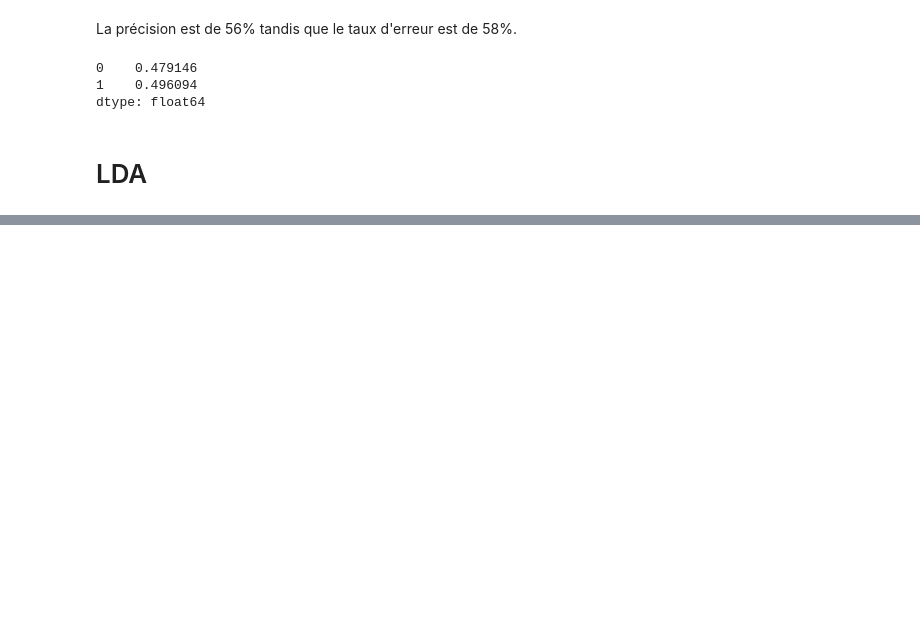
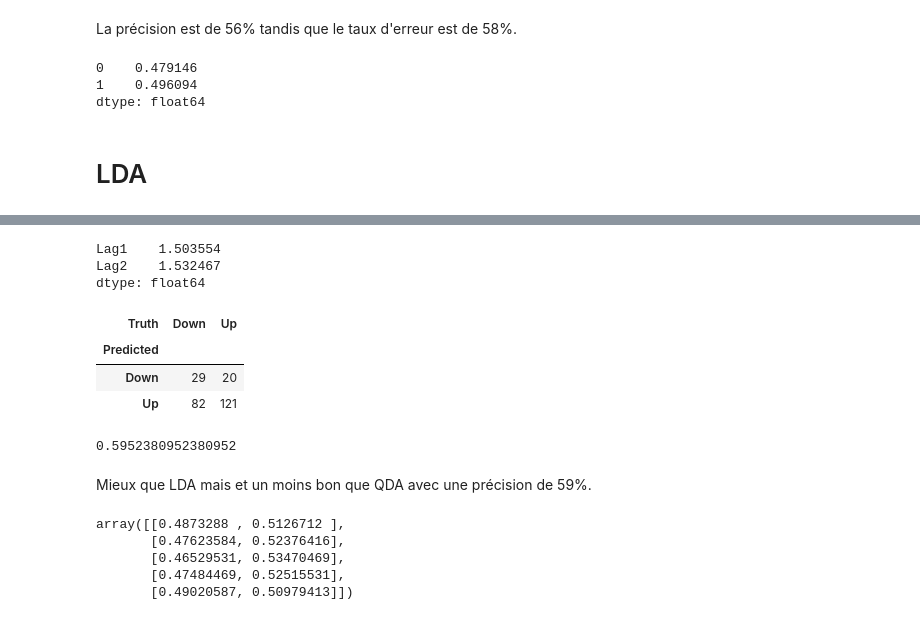
Before and after one commit to MitaDataAI/Statistical-learning, a Jupyter notebook: 4.1.Labo_classification.ipynb, the cells around one changed output, grey strips where cells are left out. Saved outputs shown, nothing was run; the diff lists cells and outputs as text; code cells hidden in the pictures; blank space fills up the shorter version.

```diff
--- a/4.1.Labo_classification.ipynb
+++ b/4.1.Labo_classification.ipynb
@@ -188,0 +365,28 @@ dtype: float64
+# %%
+X_train[L_train == 'Down'].var(ddof=0)
+# %% [output]
+Lag1    1.503554
+Lag2    1.532467
+dtype: float64
+# %%
+nb_labels = NB.predict(X_test)
+confusion_table(nb_labels, L_test)
+# %% [output]
+| Truth | Down | Up |
+| Predicted |  |  |
+| Down | 29 | 20 |
+| Up | 82 | 121 |
+# %%
+(29 + 121) / (29+82+20+121)
+# %% [output]
+0.5952380952380952
+# %% [markdown]
+Mieux que LDA mais et un moins bon que QDA avec une précision de 59%.
+# %%
+NB.predict_proba(X_test)[:5]
+# %% [output]
+array([[0.4873288 , 0.5126712 ],
+       [0.47623584, 0.52376416],
+       [0.46529531, 0.53470469],
+       [0.47484469, 0.52515531],
+       [0.49020587, 0.50979413]])
```
Also changed, not shown: parts of 33 cells of this notebook.
